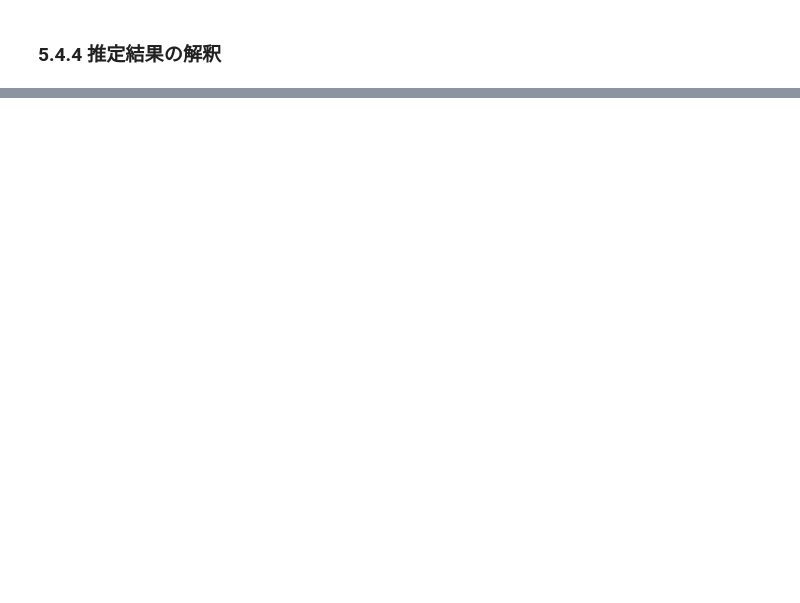
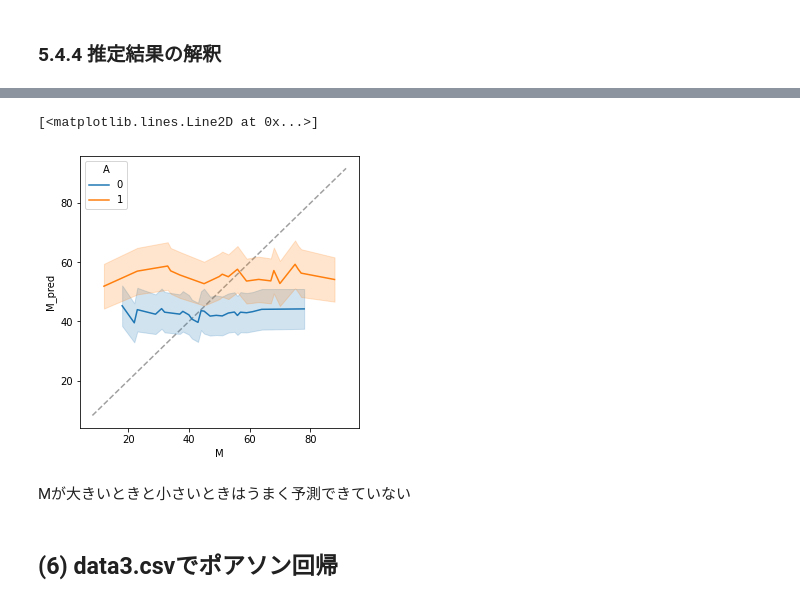
Before and after one commit to raijin0704/RStanBook2Python, a Jupyter notebook: python/Chapter5.ipynb, the cells around one changed output, grey strips where cells are left out. Cells and saved outputs as stored; diff of their text form; code cells hidden in the pictures; blank space fills up the shorter version.

```diff
--- a/python/Chapter5.ipynb
+++ b/python/Chapter5.ipynb
@@ -618,0 +834,29 @@ print(f"{np.exp(beta_mean_54[2]*(150-50)/200):.2f}倍")
+# %%
+id2score = df_54.set_index("PersonID")["Score"].to_dict()
+id2a = df_54.set_index("PersonID")["A"].to_dict()
+id2m = df_54.set_index("PersonID")["M"].to_dict()
+
+params_54 = fit_54.to_frame()
+m_pred_54_tmp = params_54[[col for col in params_54.columns if "m_pred" in col]]
+m_pred_54_tmp.columns = [int(col.split('.')[-1]) for col in m_pred_54_tmp.columns]
+m_pred_long = m_pred_54_tmp.stack().reset_index(1)
+m_pred_long.columns = ["PersonID", "M_pred"]
+m_pred_long["M"] = m_pred_long["PersonID"].apply(lambda x: id2m[x])
+m_pred_long["A"] = m_pred_long["PersonID"].apply(lambda x: id2a[x])
+m_pred_long.reset_index(drop=True, inplace=True)
+# %%
+fig, ax = plt.subplots(figsize=(5,5))
+sns.lineplot(data=m_pred_long, x="M", y="M_pred", hue="A", ci="sd", ax=ax)
+# 補助線
+lims = [
+    np.min([ax.get_xlim(), ax.get_ylim()]),
+    np.max([ax.get_xlim(), ax.get_ylim()])
+]
+ax.plot(lims, lims, '--', alpha=0.75, zorder=0, color="gray")
+# %% [output]
+[<matplotlib.lines.Line2D at 0x...>]
+[figure, added]
+# %% [markdown]
+Mが大きいときと小さいときはうまく予測できていない
+# %% [markdown]
+## (6) data3.csvでポアソン回帰
```
Also changed, not shown: parts of 42 cells of this notebook.
